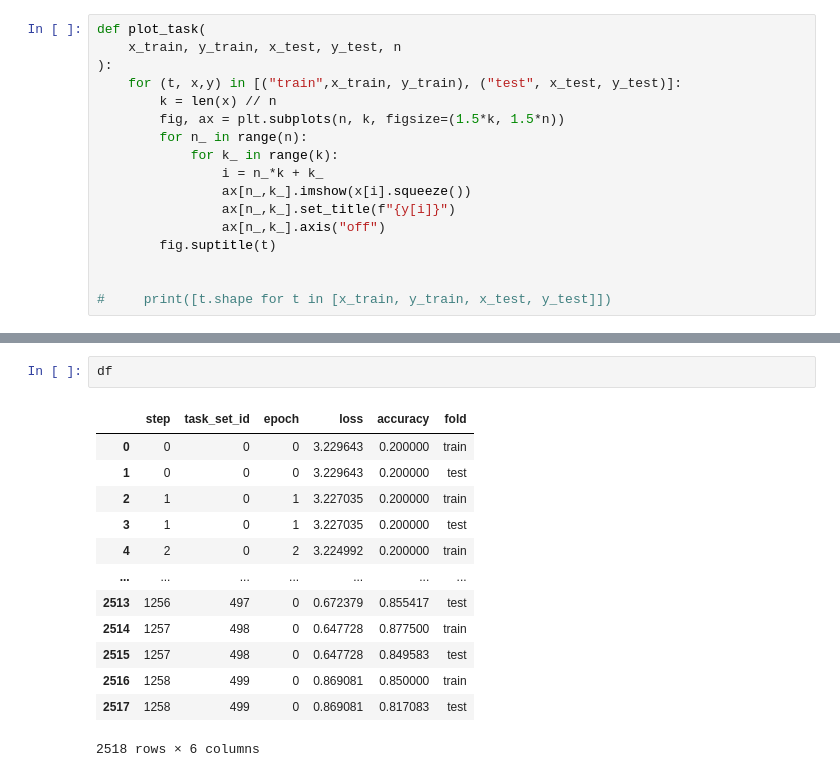
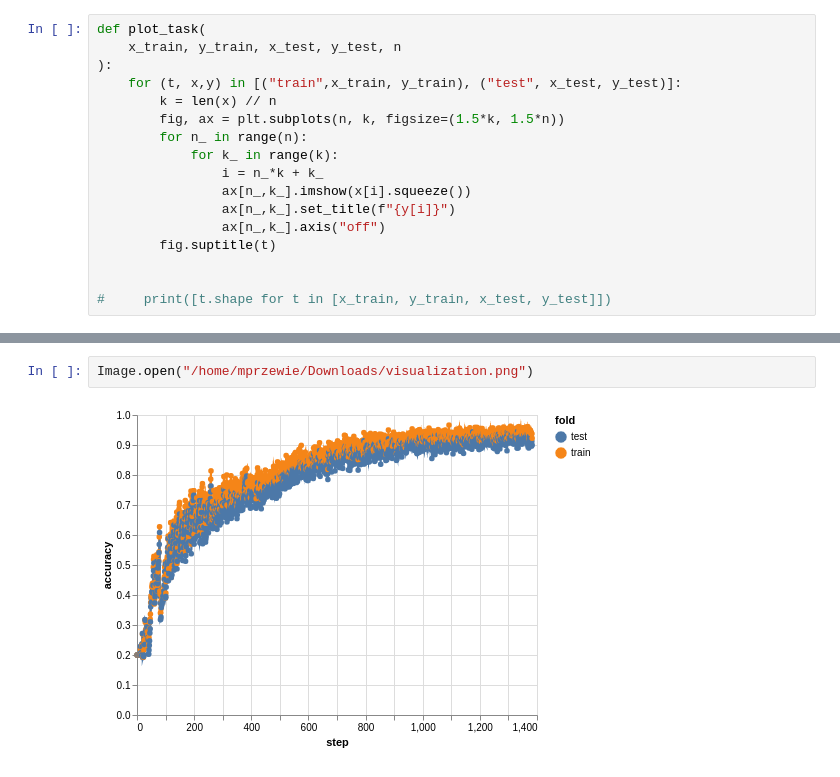
Before and after one commit to mprzewie/marcin-learning, a Jupyter notebook: hyper_fsl/hyper_omniglot.ipynb, the cells around one changed output, grey strips where cells are left out. Saved outputs shown, nothing was run; the diff lists cells and outputs as text.

```diff
--- a/hyper_fsl/hyper_omniglot.ipynb
+++ b/hyper_fsl/hyper_omniglot.ipynb
@@ -179,19 +164,7 @@ for task_set_id, tasks in enumerate(tqdm(dataloader, total=n_tasksets)):
         break
 # %% [output]
 [interactive output not drawn]
-# %%
-df
-# %% [output]
-|  | step | task_set_id | epoch | loss | accuracy | fold |
-| 0 | 0 | 0 | 0 | 3.229643 | 0.200000 | train |
-| 1 | 0 | 0 | 0 | 3.229643 | 0.200000 | test |
-| 2 | 1 | 0 | 1 | 3.227035 | 0.200000 | train |
-| 3 | 1 | 0 | 1 | 3.227035 | 0.200000 | test |
-| 4 | 2 | 0 | 2 | 3.224992 | 0.200000 | train |
-| ... | ... | ... | ... | ... | ... | ... |
-| 2513 | 1256 | 497 | 0 | 0.672379 | 0.855417 | test |
-| 2514 | 1257 | 498 | 0 | 0.647728 | 0.877500 | train |
-| 2515 | 1257 | 498 | 0 | 0.647728 | 0.849583 | test |
-| 2516 | 1258 | 499 | 0 | 0.869081 | 0.850000 | train |
-| 2517 | 1258 | 499 | 0 | 0.869081 | 0.817083 | test |
-2518 rows × 6 columns
+# %%
+Image.open("/home/mprzewie/Downloads/visualization.png")
+# %% [output]
+[figure, added]
```
Also changed, not shown: parts of 6 cells of this notebook.
